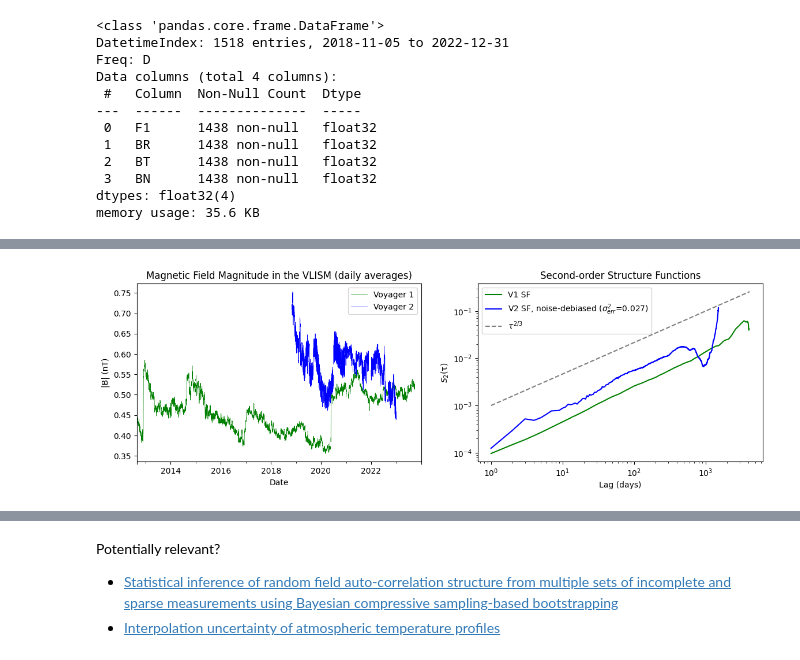
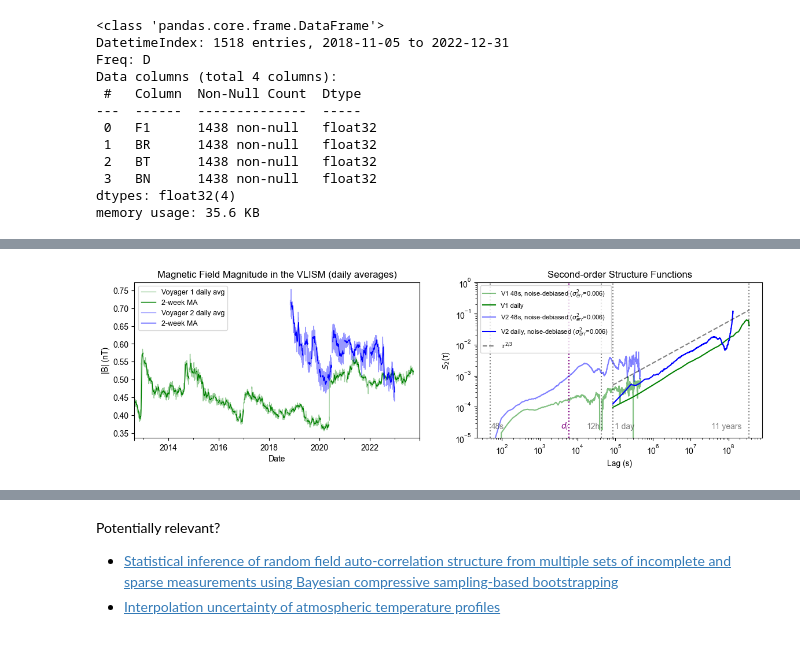
Before and after one commit to daniel-wrench/sf_gap_analysis, a Jupyter notebook: notebooks/ultimate_voyager_sfs.ipynb, the cells around one changed output, grey strips where cells are left out. Drawn from its saved outputs; the diff is of its cells as text; code cells hidden in the pictures.

Commit message:
feat(voyager_sfs): add analysis

```diff
--- a/notebooks/ultimate_voyager_sfs.ipynb
+++ b/notebooks/ultimate_voyager_sfs.ipynb
@@ -18,5 +16,7 @@ import sys
 
 sys.path.append("..")
 import src.sf_funcs as sf_funcs
+
+plt.rc("font", family="Arial")
 # %%
 v1_raw = pd.read_pickle("../data/interim/voyager/voyager1_lism_cleaned.pkl")
@@ -79,38 +202,99 @@ sf_v2 = sf_funcs.compute_sf(
 # %%
-fig, ax = plt.subplots(1, 2, figsize=(14, 4))
-v1_res["F1"].plot(ax=ax[0], label="Voyager 1", c="green", lw=0.5)
-v2_res["F1"].plot(ax=ax[0], label="Voyager 2", c="blue", lw=0.5)
-ax[0].legend()
+fig, ax = plt.subplots(1, 2, figsize=(14, 3.5))
+v1_res["F1"].plot(ax=ax[0], label="Voyager 1 daily avg", c="green", lw=1, alpha=0.4)
+# Add moving average
+v1_res["F1"].rolling(window=14).mean().plot(ax=ax[0], label="2-week MA", c="green", lw=1)
+v2_res["F1"].plot(ax=ax[0], label="Voyager 2 daily avg", c="blue", lw=1, alpha=0.4)
+# Add moving average
+v2_res["F1"].rolling(window=14).mean().plot(ax=ax[0], label="2-week MA", c="blue", lw=1)
+ax[0].legend(fontsize=9)
 ax[0].set_ylabel("|B| (nT)")
 ax[0].set_xlabel("Date")
 
 ax[1].plot(
-    sf_v1.lag,
-    sf_v1.sf_2,
+    sf_v1_hr.lag * 48,
+    sf_v1_hr.sf_2 - nugget_hr,
     color="green",
-    label="V1 SF"
+    alpha=0.5,
+    label=f"V1 48s, noise-debiased ($\sigma^2_{{err}}$={sigma_err_hr:.3f})",
+)
+ax[1].plot(sf_v1.lag * 86400, sf_v1.sf_2, color="green", label="V1 daily")
+
+ax[1].plot(
+    sf_v2_hr.lag * 48,
+    sf_v2_hr.sf_2 - nugget_hr,
+    color="blue",
+    alpha=0.5,
+    label=f"V2 48s, noise-debiased ($\sigma^2_{{err}}$={sigma_err_hr:.3f})",
 )
 
-nugget = 0.0015
-sigma_err = np.sqrt(nugget/2)
+ax[1].plot(
+    sf_v2.lag * 86400,
+    sf_v2.sf_2 - nugget_v2_lr,
+    color="blue",
+    label=f"V2 daily, noise-debiased ($\sigma^2_{{err}}$={sigma_err_v2_lr:.3f})",
+)
 
-ax[1].plot(sf_v2.lag, sf_v2.sf_2-nugget, color="blue", label=f"V2 SF, noise-debiased ($\sigma^2_{{err}}$={sigma_err:.3f})")
 
 # Plot 2/3 power law
 ax[1].plot(
-    sf_v1.lag,
-    0.001 * np.power(sf_v1.lag, 2 / 3),
+    sf_v1.lag * 86400,
+    0.0005 * np.power(sf_v1.lag, 2 / 3),
     label="$\\tau^{2/3}$",
     color="black",
     linestyle="--",
     alpha=0.5,
 )
 
-ax[1].legend()
+ax[1].legend(loc="upper left", fontsize=8)
 ax[1].set_xscale("log")
 ax[1].set_yscale("log")
-ax[1].set_xlabel("Lag (days)")
+# ax[1].set_xlim(5e1, 4e8)
+ax[1].set_ylim(1e-5, 1e0)
+ax[1].set_xlabel("Lag (s)")
 ax[1].set_ylabel("$S_2$(τ)")
 ax[0].set_title("Magnetic Field Magnitude in the VLISM (daily averages)")
 ax[1].set_title(f"Second-order Structure Functions")
+
+# Add vertical line at 1 day lag, with annotation
+ax[1].axvline(86400, color="black", linestyle=":", alpha=0.5)
+ax[1].annotate(
+    "1 day",
+    xy=(86400*1.1, 2e-5),
+    fontsize=10,
+    alpha=0.5,
+)
+# Add vertical line at 11 years lag, with annotation
+ax[1].axvline(11 * 365 * 86400, color="black", linestyle=":", alpha=0.5)
+ax[1].annotate(
+    "11 years",
+    xy=(11 * 365 * 86400*0.1, 2e-5),
+    fontsize=10,
+    alpha=0.5,
+)
+
+ax[1].axvline(48, color="black", linestyle=":", alpha=0.5)
+ax[1].annotate(
+    "48s",
+    xy=(48 * 1.1, 2e-5),
+    fontsize=10,
+    alpha=0.5,
+)
+
+# Add vertical line at 12 hours lag, with annotation
+ax[1].axvline(12 * 3600, color="black", linestyle=":", alpha=0.5)
+ax[1].annotate(
+    "12h",
+    xy=(12 * 3600 * 0.4, 2e-5),
+    fontsize=10,
+    alpha=0.5,
+)
+
+ax[1].axvline(6e3, color="purple", linestyle=":")
+ax[1].annotate(
+    "$d_i$",
+    xy=(0.6*6e3, 2e-5),
+    fontsize=10,
+    c="purple"
+)
 # %% [output]
@@ -118 +302 @@ Text(0.5, 1.0, 'Second-order Structure Functions')
-[figure, old version]
+[figure, new version]
```
Also changed, not shown: parts of 15 cells of this notebook.
